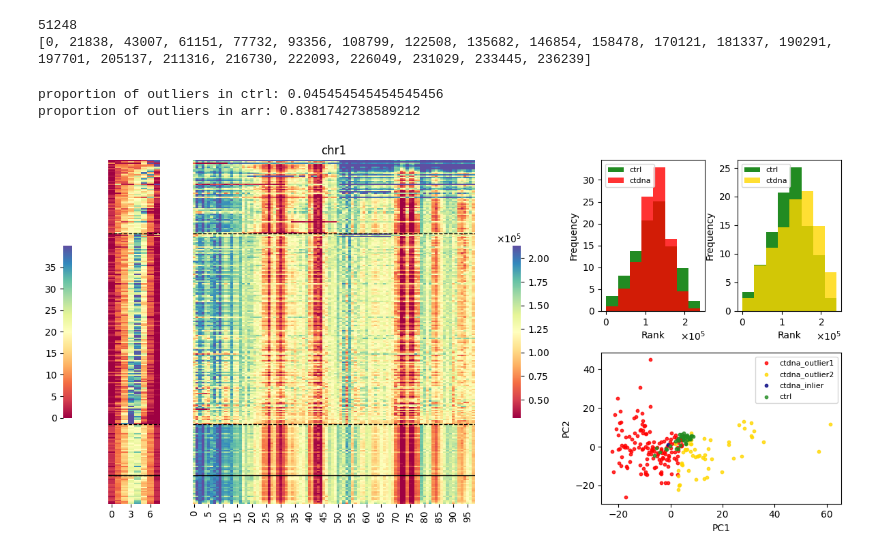
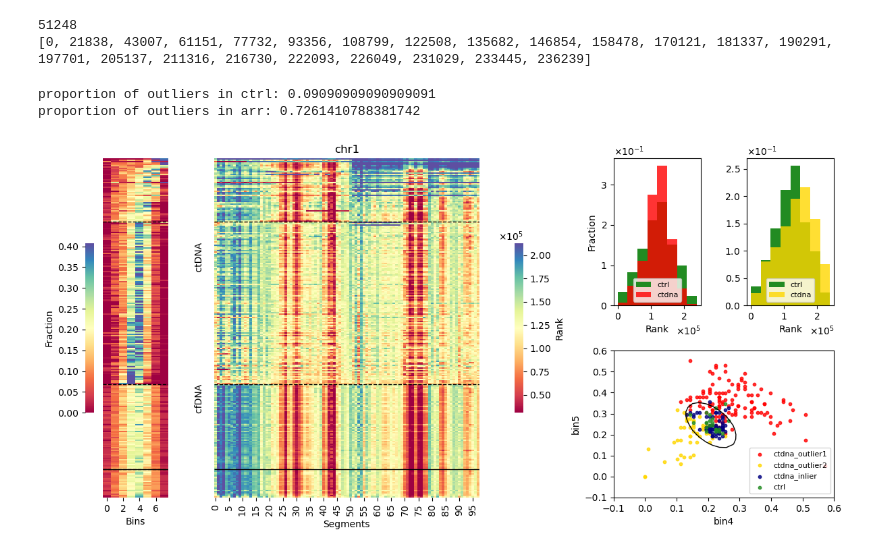
Before and after one commit to deepomicslab/Genome-wide-coverage-profiling, a Jupyter notebook: fig5.src.ipynb, the cells around one changed output. Cells and saved outputs as stored; diff of their text form; code cells hidden in the pictures.

```diff
--- a/fig5.src.ipynb
+++ b/fig5.src.ipynb
@@ -326,5 +215,5 @@ def get_segment_mean(arr,breaks=breaks):
 # %%
-def plot_chr_hist_vs_segments_PCA(arr=rega7080_ctdna,chrom='chr1',ctrls=rega7080_ctrl,error=1e-2,bps=bkps,splits=chr_splits,nbins=8,outfig=None):
+def plot_chr_hist_vs_segments_boundary(arr=rega7080_ctdna,chrom='chr1',ctrls=rega7080_ctrl,error=5e-2,bps=bkps,splits=chr_splits,nbins=8,outfig=None):
     sorted_idx = sort_arr_by_chr_mean(arr,chrom)
     sorted_ctrl_idx = sort_arr_by_chr_mean(ctrls,chrom)
     i = int(chrom.split('hr')[1])-1
@@ -332,8 +221,9 @@ def plot_chr_hist_vs_segments_PCA(arr=rega7080_ctdna,chrom='chr1',ctrls=rega7080
     sctrl = get_segment_mean(ctrls[:,sorted_ctrl_idx],breaks=bps[chrom])
     harr = get_rank_hist(sarr,nbins)#;print(mean(harr,axis=1).shape)
     hctrl = get_rank_hist(sctrl,nbins)
-    ctrl_labels = test_gaussian(hctrl,hctrl,error=error)
-    arr_labels = test_gaussian(harr,hctrl,error=error)
+    ctrl_labels = test_gaussian(hctrl[1:,:],hctrl[1:,:],error=error)
+    arr_labels = test_gaussian(harr[1:,:],hctrl[1:,:],error=error)
+    _,clf2dim = test_gaussian(harr[3:5,:],hctrl[3:5,:],error=error, return_clf=True)
     arr_good = [i for i in range(len(arr_labels)) if arr_labels[i]==1]; good_median_hist = median(harr[:,arr_good],axis=1); mids = [3,4]
     arr_ends = [i for i in range(len(arr_labels)) if arr_labels[i]==-1 and sum(harr[mids,i])<sum(good_median_hist[mids])]
     arr_mids = [i for i in range(len(arr_labels)) if arr_labels[i]==-1 and sum(harr[mids,i])>=sum(good_median_hist[mids])]
@@ -345,38 +235,42 @@ def plot_chr_hist_vs_segments_PCA(arr=rega7080_ctdna,chrom='chr1',ctrls=rega7080
     ax2 = plt.subplot2grid((2, 6), (0, 1), rowspan=2, colspan=3) # loc = (row0,col1), taking up 2rows 3 cols
     ax3 = plt.subplot2grid((2, 6), (0, 4), colspan=1); ax5 = plt.subplot2grid((2, 6), (0, 5), colspan=1)
     ax4 = plt.subplot2grid((2, 6), (1, 4), colspan=2)
-    sns.heatmap(vstack((harr[:,arr_ends].T,harr[:,arr_mids].T,harr[:,arr_good].T,hctrl.T)),ax=ax1,cbar_kws = dict(location="left",pad=0.35,shrink=0.5),robust=True,cmap="Spectral")
+    sns.heatmap(vstack((harr[:,arr_ends].T,harr[:,arr_mids].T,harr[:,arr_good].T,hctrl.T)),ax=ax1,cbar_kws = dict(location="left",
+                                    pad=0.1,shrink=0.5,label='Fraction'),robust=True,cmap="Spectral")
     ax1.hlines([len(arr_ends),len(arr_ends)+len(arr_mids),harr.shape[1]],color='black',lw=1,linestyle='dashed', *ax1.get_xlim())
     ax1.hlines([harr.shape[1]],color='black',lw=1,*ax1.get_xlim())
-    ax1.tick_params(left=False);ax1.set(yticklabels=[])
-    sns.heatmap(vstack((sarr[:,arr_ends].T,sarr[:,arr_mids].T,sarr[:,arr_good].T,sctrl.T)),ax=ax2,cbar_kws = dict(location="right",pad=0.1,shrink=0.5,format=formatter),robust=True,cmap="Spectral")
+    ax1.tick_params(left=False);ax1.set(yticklabels=[]); ax1.set_xlabel('Bins')
+    sns.heatmap(vstack((sarr[:,arr_ends].T,sarr[:,arr_mids].T,sarr[:,arr_good].T,sctrl.T)),ax=ax2,
+                cbar_kws = dict(location="right",pad=0.1,shrink=0.5,format=formatter,label='Rank'),robust=True,cmap="Spectral")
     ax2.hlines([harr.shape[1]],color='black',lw=1, *ax2.get_xlim());ax2.set_title(chrom)
     ax2.hlines([len(arr_ends),len(arr_ends)+len(arr_mids)],color='black',lw=1,linestyle='dashed', *ax2.get_xlim())
-    ax2.tick_params(left=False);ax2.set(yticklabels=[])
+    ax2.tick_params(left=False);ax2.set(yticklabels=[]); ax2.set_xlabel('Segments'); ax2.set_ylabel('cfDNA                                      ctDNA')
     ax3.stairs(mean(hctrl,axis=1),linspace(0,240000,nbins+1),label='ctrl',color='forestgreen', fill=True, alpha=1)
     ax3.stairs(mean(harr[:,arr_mids],axis=1),linspace(0,240000,nbins+1),label='ctdna',color='red', fill=True, alpha=0.8)
-    ax3.legend(loc="upper left",fontsize=8,shadow=False);ax3.ticklabel_format(style='sci',scilimits=(-1,3),useOffset=False,useMathText=True)
-    ax3.set_xlabel('Rank');ax3.set_ylabel('Frequency')
+    ax3.legend(loc="lower center",fontsize=8,shadow=False);ax3.ticklabel_format(style='sci',scilimits=(-1,3),useOffset=False,useMathText=True)
+    ax3.set_xlabel('Rank');ax3.set_ylabel('Fraction')
     ax5.stairs(mean(hctrl,axis=1),linspace(0,240000,nbins+1),label='ctrl',color='forestgreen', fill=True, alpha=1)
     ax5.stairs(mean(harr[:,arr_ends],axis=1),linspace(0,240000,nbins+1),label='ctdna',color='gold', fill=True, alpha=.8)
-    ax5.legend(loc="upper left",fontsize=8,shadow=False);ax5.ticklabel_format(style='sci',scilimits=(-1,3),useOffset=False,useMathText=True)
-    ax5.set_xlabel('Rank');ax5.set_ylabel('Frequency')
-    pca = PCA(n_components=2)
-    X = vstack((harr[:,arr_good+arr_mids+arr_ends].T,hctrl.T))
-    y = array([2]*len(arr_good)+[-4]*len(arr_mids)+[-2]*len(arr_ends)+list(ctrl_labels))
-    X_r = pca.fit(X).transform(X)
-    for color, i, target_name in zip(["red", "gold", "navy", "forestgreen"], [-4, -2, -1, 2, 1],
+    ax5.legend(loc="lower center",fontsize=8,shadow=False);ax5.ticklabel_format(style='sci',scilimits=(-1,3),useOffset=False,useMathText=True)
+    ax5.set_xlabel('Rank');#ax5.set_ylabel('')
+    #pca = PCA(n_components=2)
+    X = vstack((harr[3:5,arr_good+arr_mids+arr_ends].T,hctrl[3:5,:].T))
+    y = array([2]*len(arr_good)+[-4]*len(arr_mids)+[-2]*len(arr_ends)+[1]*len(ctrl_labels))
+    X_r = X #pca.fit(X).transform(X)
+    for color, i, target_name in zip(["red", "gold", "navy", "forestgreen"], [-4, -2, 2, 1],
                                      ['ctdna_outlier1','ctdna_outlier2','ctdna_inlier','ctrl']):
         ax4.scatter(X_r[y == i, 0], X_r[y == i, 1], color=color, alpha=0.8, label=target_name,s=10)
-    ax4.legend(loc="best",fontsize=8, shadow=False, scatterpoints=1);ax4.set_xlabel('PC1');ax4.set_ylabel('PC2')
-    #plt.subplots_adjust(hspace=0.25,wspace=0.3)
+    DecisionBoundaryDisplay.from_estimator(clf2dim,hctrl[3:5,:].T,response_method="decision_function",plot_method="contour",
+                                               ax=ax4,levels=[0],colors="black",linewidths=1)
+    ax4.set(xlim=(-0.1,0.6),ylim=(-0.1,0.6))
+    ax4.legend(loc="best",fontsize=8, shadow=False, scatterpoints=1);ax4.set_xlabel('bin4');ax4.set_ylabel('bin5')
+    #plt.subplots_adjust(hspace=0.25,wspace=0.15)
     plt.tight_layout(w_pad=1e-3)
     if not outfig is None:
         plt.savefig(outfig,dpi=300)
-# %%
-#plot_chr_hist_vs_segments_PCA(outfig='figures/fig5.8in-histogram.nosubplot_adjust.png')
-plot_chr_hist_vs_segments_PCA()
-# %% [output]
-proportion of outliers in ctrl: 0.045454545454545456
-proportion of outliers in arr: 0.8381742738589212
-[figure, removed]
+# %%
+plot_chr_hist_vs_segments_boundary()
+# %% [output]
+proportion of outliers in ctrl: 0.09090909090909091
+proportion of outliers in arr: 0.7261410788381742
+[figure, added]
```
Also changed, not shown: parts of 9 cells of this notebook, 1 other file.
